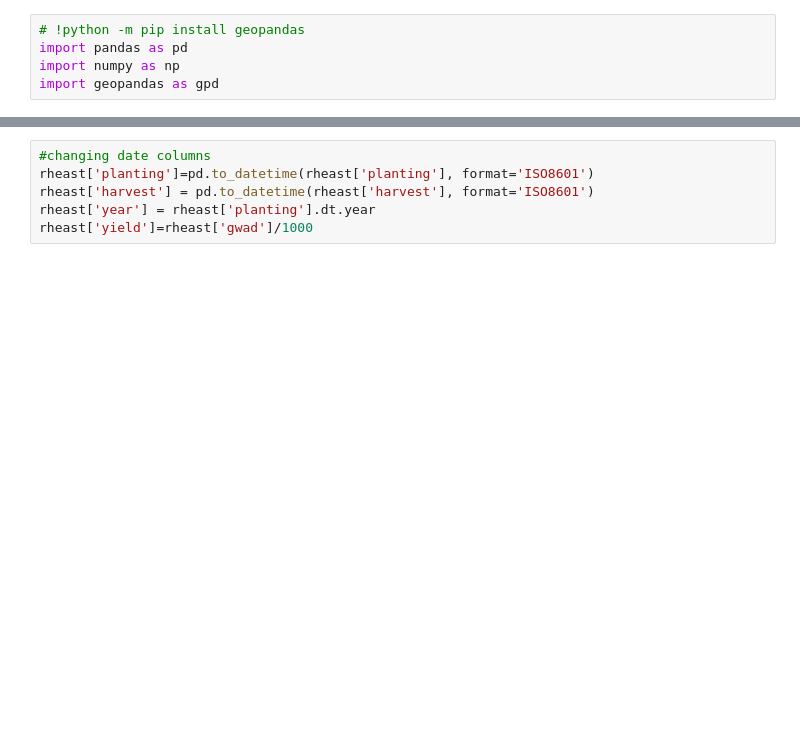
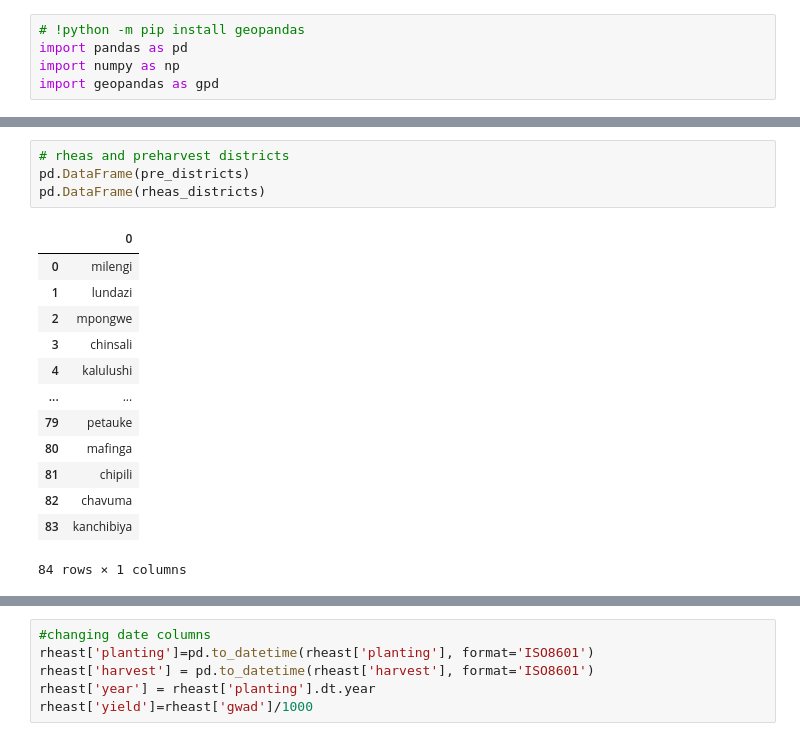
Before and after one commit to franklineronoh/crop-modeling, a Jupyter notebook: zambia/bias_correction_zmb.ipynb, the cells around one changed output, grey strips where cells are left out. Saved outputs shown, nothing was run; the diff lists cells and outputs as text; blank space fills up the shorter version.

```diff
--- a/zambia/bias_correction_zmb.ipynb
+++ b/zambia/bias_correction_zmb.ipynb
@@ -34,3 +91,21 @@ rheas_districts=list(rheast_set_districts)
+# %%
+# rheas and preharvest districts
+pd.DataFrame(pre_districts)
+pd.DataFrame(rheas_districts)
+# %% [output]
+|  | 0 |
+| 0 | milengi |
+| 1 | lundazi |
+| 2 | mpongwe |
+| 3 | chinsali |
+| 4 | kalulushi |
+| ... | ... |
+| 79 | petauke |
+| 80 | mafinga |
+| 81 | chipili |
+| 82 | chavuma |
+| 83 | kanchibiya |
+84 rows × 1 columns
 # %%
 #Finding common districts in rheas and preharvest rheast
 districts=[]
```
Also changed, not shown: parts of 9 cells of this notebook, 14 other files.
